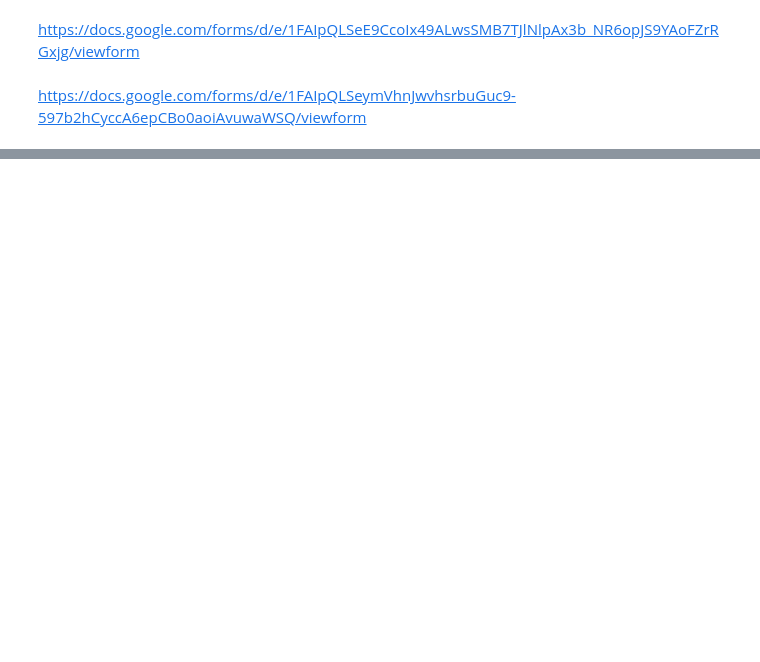
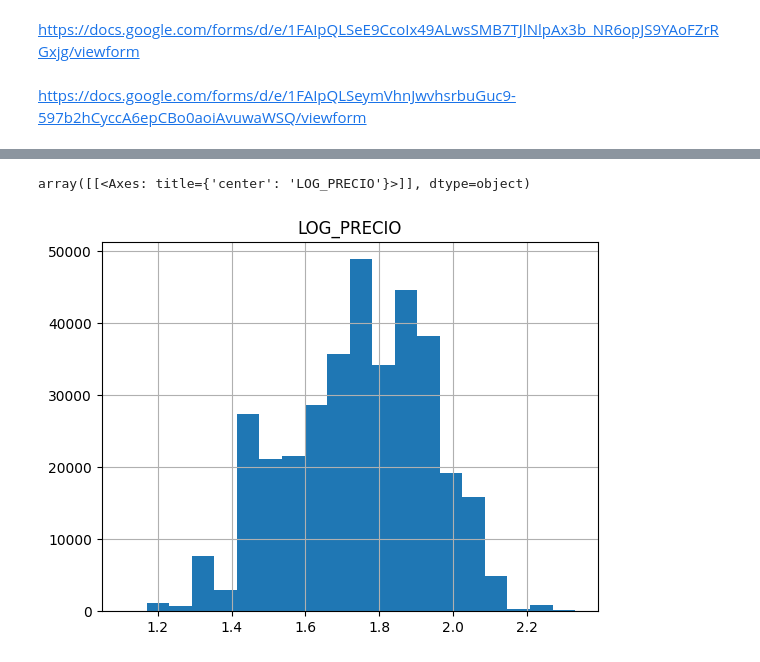
Before and after one commit to csipop/TAREAS_MASTER, a Jupyter notebook: Tarea_1_Limpieza_de_datos.ipynb, the cells around one changed output, grey strips where cells are left out. Saved outputs shown, nothing was run; the diff lists cells and outputs as text; code cells hidden in the pictures; blank space fills up the shorter version.

```diff
--- a/Tarea_1_Limpieza_de_datos.ipynb
+++ b/Tarea_1_Limpieza_de_datos.ipynb
@@ -751,0 +823,7 @@ https://docs.google.com/forms/d/e/1FAIpQLSeymVhnJwvhsrbuGuc9-597b2hCyccA6epCBo0a
+# %%
+Renfe8["LOG_PRECIO"] = np.log10(Renfe8["PRECIO"])
+# %%
+Renfe8.hist("LOG_PRECIO", bins=20)
+# %% [output]
+array([[<Axes: title={'center': 'LOG_PRECIO'}>]], dtype=object)
+[figure, added]
```
Also changed, not shown: parts of 62 cells of this notebook.
